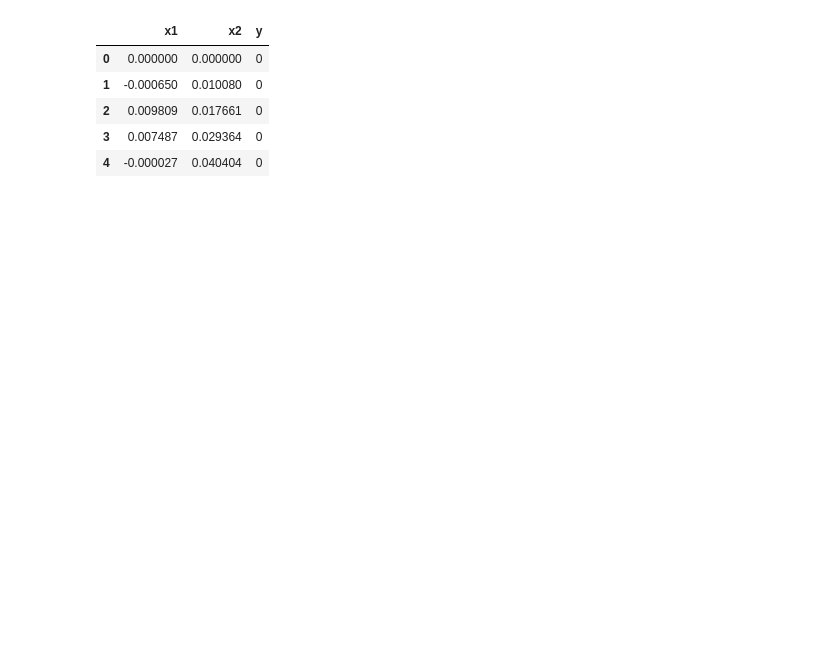
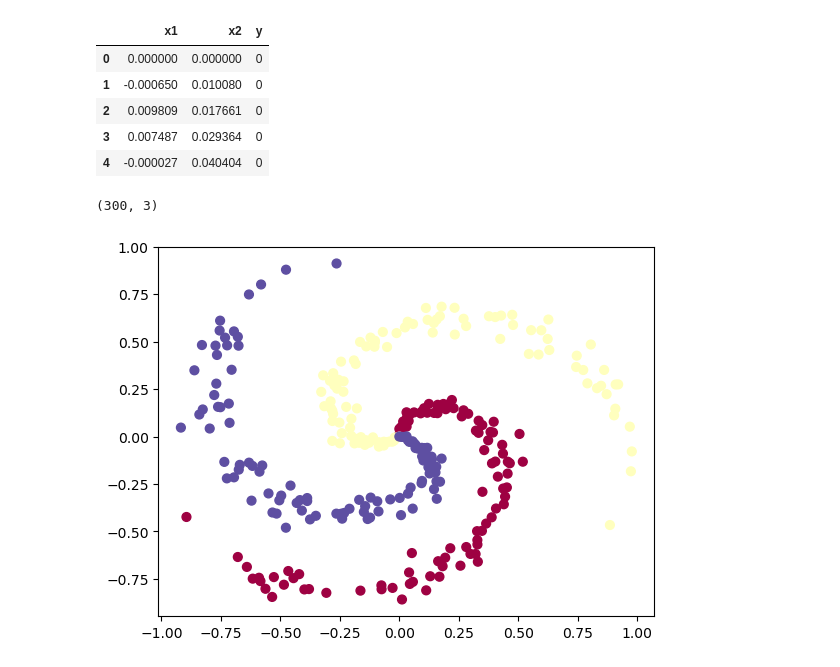
Before and after one commit to CosmicSai369/Scratch-Implementation-of-Nueral-Networks-using-Python, a Jupyter notebook: scratch_implementaition_of_neural_networks.ipynb, the cells around one changed output. Saved outputs shown, nothing was run; the diff lists cells and outputs as text; code cells hidden in the pictures; blank space fills up the shorter version.

```diff
--- a/scratch_implementaition_of_neural_networks.ipynb
+++ b/scratch_implementaition_of_neural_networks.ipynb
@@ -12,3 +12,12 @@ df.head()
 | 2 | 0.009809 | 0.017661 | 0 |
 | 3 | 0.007487 | 0.029364 | 0 |
 | 4 | -0.000027 | 0.040404 | 0 |
+# %%
+df.shape
+# %% [output]
+(300, 3)
+# %%
+plt.scatter(df["x1"], df["x2"], c=df["y"], s=40, cmap=plt.cm.Spectral)
+plt.show()
+# %% [output]
+[figure, added]
```
Also changed, not shown: parts of 1 cell of this notebook.
